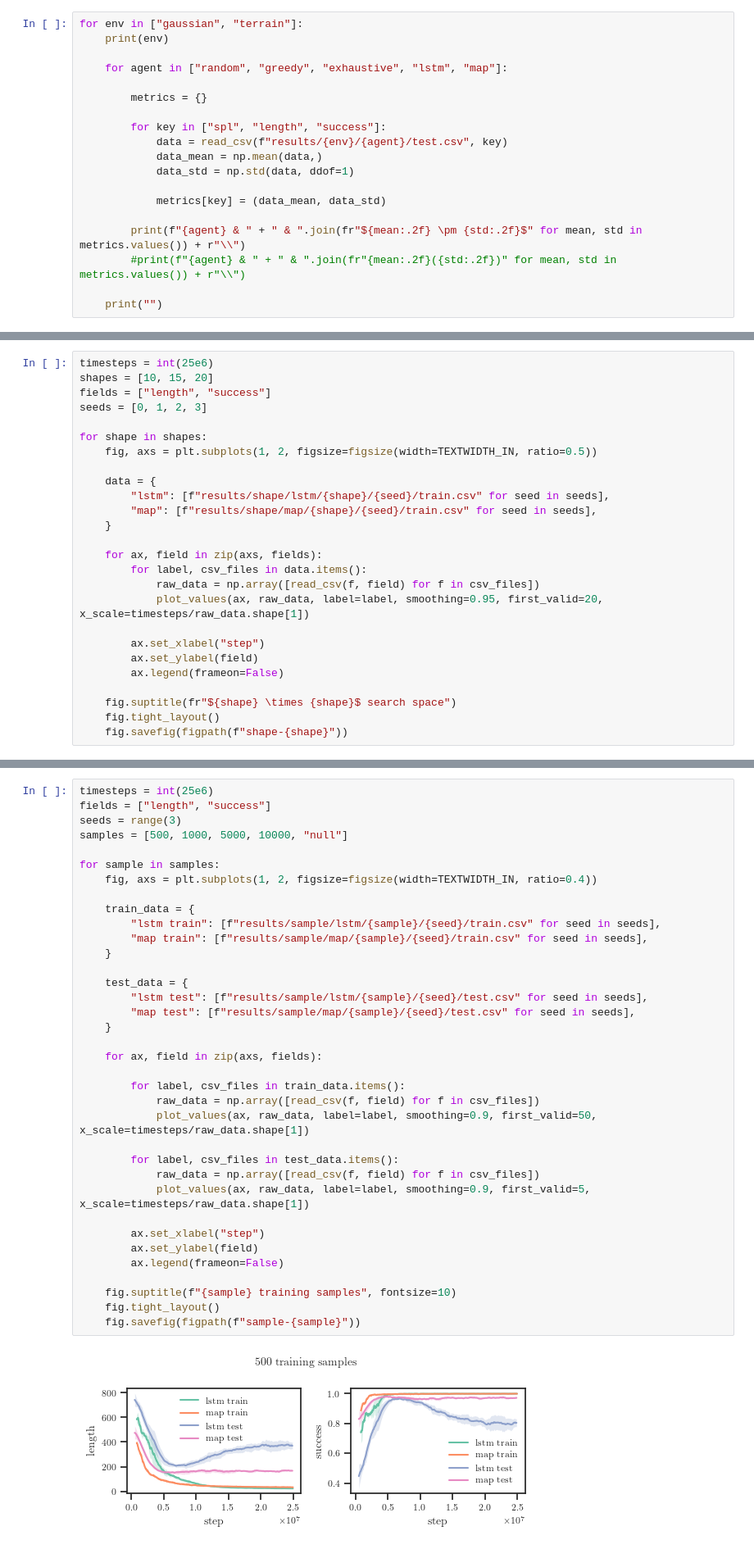
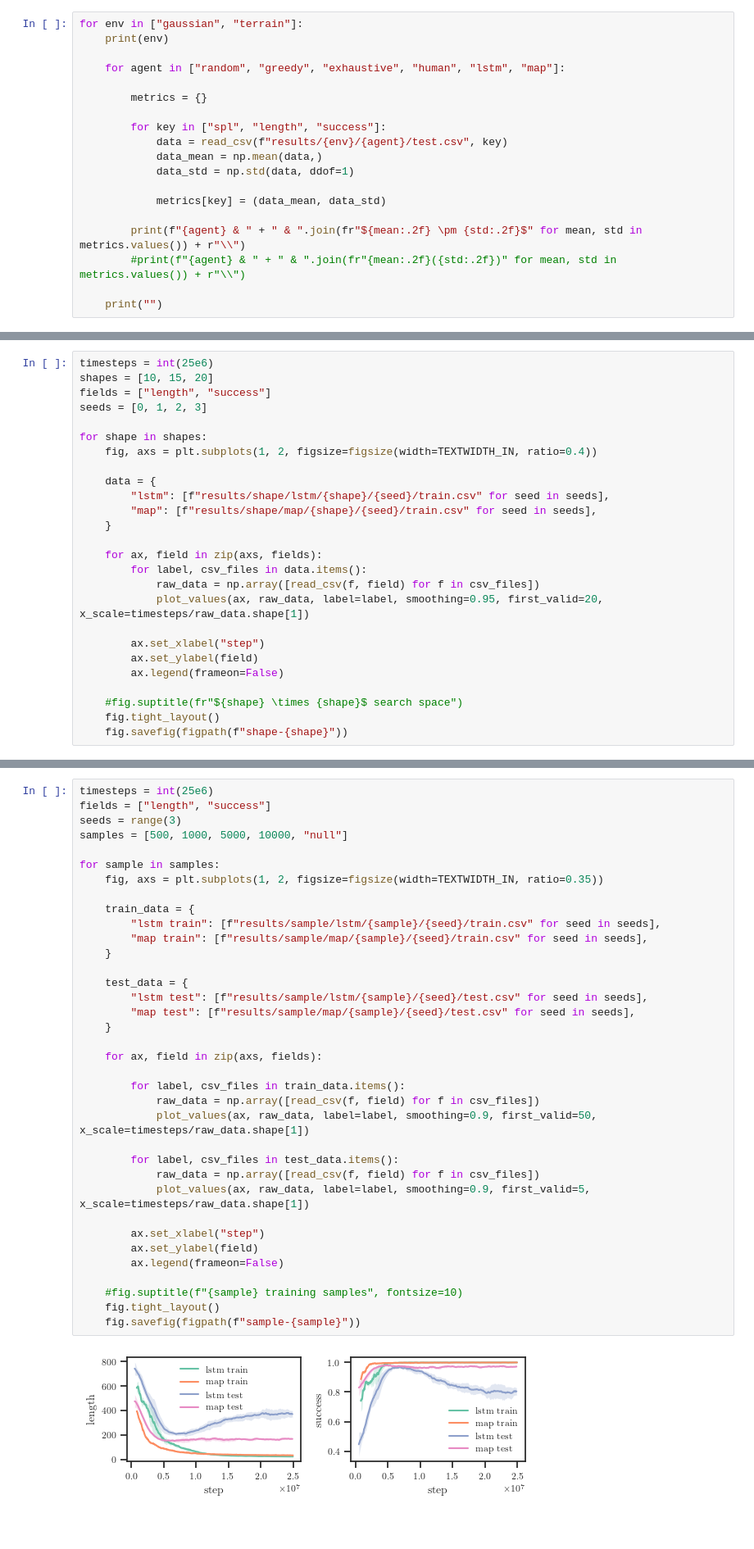
Before and after one commit to fumlig/visualsearch, a Jupyter notebook: plot.ipynb, the cells around one changed output, grey strips where cells are left out. Shown at 82% size. Cells and saved outputs as stored; diff of their text form; blank space fills up the shorter version.

```diff
--- a/plot.ipynb
+++ b/plot.ipynb
@@ -190,7 +190,7 @@ def plot_values(ax, all_values, max_x=0, label=None, **kwargs):
 for env in ["gaussian", "terrain"]:
     print(env)
 
-    for agent in ["random", "greedy", "exhaustive", "lstm", "map"]:
+    for agent in ["random", "greedy", "exhaustive", "human", "lstm", "map"]:
 
         metrics = {}
 
@@ -228,7 +230,7 @@ fields = ["length", "success"]
 seeds = [0, 1, 2, 3]
 
 for shape in shapes:
-    fig, axs = plt.subplots(1, 2, figsize=figsize(width=TEXTWIDTH_IN, ratio=0.5))
+    fig, axs = plt.subplots(1, 2, figsize=figsize(width=TEXTWIDTH_IN, ratio=0.4))
 
     data = {
         "lstm": [f"results/shape/lstm/{shape}/{seed}/train.csv" for seed in seeds],
@@ -244,7 +246,7 @@ for shape in shapes:
         ax.set_ylabel(field)
         ax.legend(frameon=False)
 
-    fig.suptitle(fr"${shape} \times {shape}$ search space")
+    #fig.suptitle(fr"${shape} \times {shape}$ search space")
     fig.tight_layout()
     fig.savefig(figpath(f"shape-{shape}"))
 # %% [output]
@@ -260,34 +262,34 @@ seeds = range(3)
 samples = [500, 1000, 5000, 10000, "null"]
 
 for sample in samples:
-    fig, axs = plt.subplots(1, 2, figsize=figsize(width=TEXTWIDTH_IN, ratio=0.4))
+    fig, axs = plt.subplots(1, 2, figsize=figsize(width=TEXTWIDTH_IN, ratio=0.35))
 
     train_data = {
         "lstm train": [f"results/sample/lstm/{sample}/{seed}/train.csv" for seed in seeds],
         "map train": [f"results/sample/map/{sample}/{seed}/train.csv" for seed in seeds],
     }
 
     test_data = {
         "lstm test": [f"results/sample/lstm/{sample}/{seed}/test.csv" for seed in seeds],
         "map test": [f"results/sample/map/{sample}/{seed}/test.csv" for seed in seeds],
     }
 
     for ax, field in zip(axs, fields):
 
         for label, csv_files in train_data.items():
             raw_data = np.array([read_csv(f, field) for f in csv_files])
             plot_values(ax, raw_data, label=label, smoothing=0.9, first_valid=50, x_scale=timesteps/raw_data.shape[1])
 
         for label, csv_files in test_data.items():
             raw_data = np.array([read_csv(f, field) for f in csv_files])
             plot_values(ax, raw_data, label=label, smoothing=0.9, first_valid=5, x_scale=timesteps/raw_data.shape[1])
 
         ax.set_xlabel("step")
         ax.set_ylabel(field)
         ax.legend(frameon=False)
 
-    fig.suptitle(f"{sample} training samples", fontsize=10)
+    #fig.suptitle(f"{sample} training samples", fontsize=10)
     fig.tight_layout()
     fig.savefig(figpath(f"sample-{sample}"))
 # %% [output]
-[figure, old version]
+[figure, new version]
```
Also changed, not shown: parts of 3 cells of this notebook, 32 other files.
